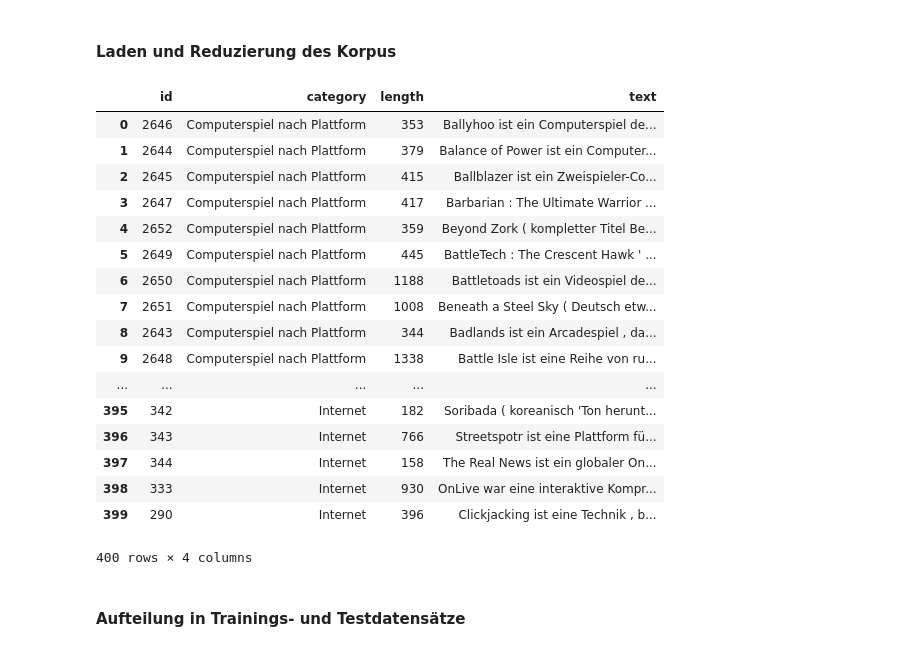
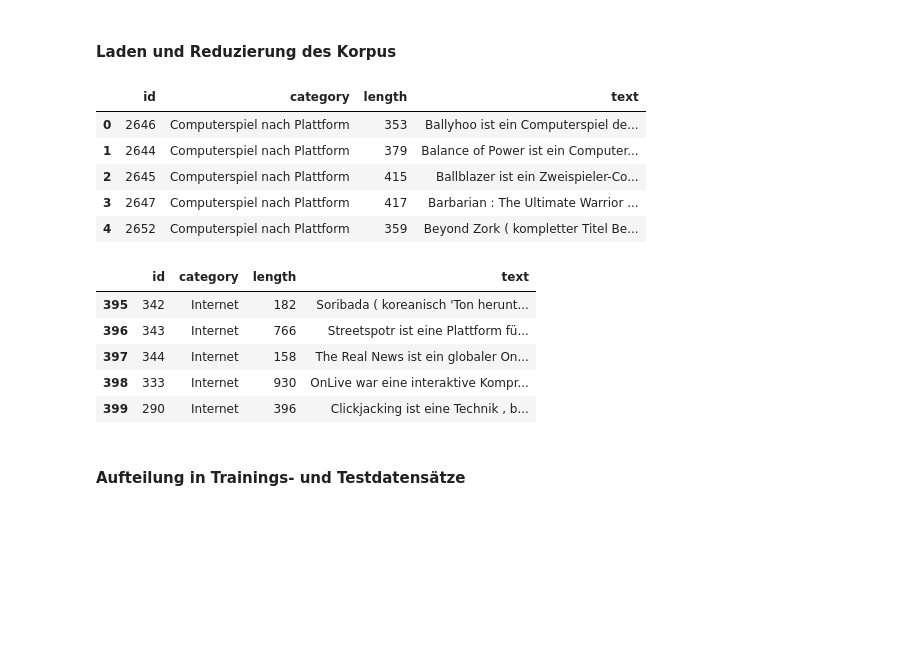
Before and after one commit to realjanpaulus/german_text_classification_nlp, a Jupyter notebook: tutorials/Kapitel 11 - Logistic Regression als simples Neuronales Netz.ipynb, the cells around one changed output. Saved outputs shown, nothing was run; the diff lists cells and outputs as text; code cells hidden in the pictures; blank space fills up the shorter version.

```diff
--- a/tutorials/Kapitel 11 - Logistic Regression als simples Neuronales Netz.ipynb
+++ b/tutorials/Kapitel 11 - Logistic Regression als simples Neuronales Netz.ipynb
@@ -24,27 +40,24 @@ corpus = pd.read_csv("tutorialdata/corpora/wikicorpus_v2.csv", index_col=0)
 # %%
 corpus_computer = corpus[corpus.category == "Computerspiel nach Plattform"]
 corpus_internet = corpus[corpus.category == "Internet"]
 tinycorpus = corpus_computer.append(corpus_internet, ignore_index=True)
-tinycorpus
+tinycorpus.head()
 # %% [output]
 |  | id | category | length | text |
 | 0 | 2646 | Computerspiel nach Plattform | 353 | Ballyhoo ist ein Computerspiel de... |
 | 1 | 2644 | Computerspiel nach Plattform | 379 | Balance of Power ist ein Computer... |
 | 2 | 2645 | Computerspiel nach Plattform | 415 | Ballblazer ist ein Zweispieler-Co... |
 | 3 | 2647 | Computerspiel nach Plattform | 417 | Barbarian : The Ultimate Warrior ... |
 | 4 | 2652 | Computerspiel nach Plattform | 359 | Beyond Zork ( kompletter Titel Be... |
-| 5 | 2649 | Computerspiel nach Plattform | 445 | BattleTech : The Crescent Hawk ' ... |
-| 6 | 2650 | Computerspiel nach Plattform | 1188 | Battletoads ist ein Videospiel de... |
-| 7 | 2651 | Computerspiel nach Plattform | 1008 | Beneath a Steel Sky ( Deutsch etw... |
-| 8 | 2643 | Computerspiel nach Plattform | 344 | Badlands ist ein Arcadespiel , da... |
-| 9 | 2648 | Computerspiel nach Plattform | 1338 | Battle Isle ist eine Reihe von ru... |
-| ... | ... | ... | ... | ... |
-| 395 | 342 | Internet | 182 | Soribada ( koreanisch 'Ton herunt... |
-| 396 | 343 | Internet | 766 | Streetspotr ist eine Plattform fü... |
-| 397 | 344 | Internet | 158 | The Real News ist ein globaler On... |
-| 398 | 333 | Internet | 930 | OnLive war eine interaktive Kompr... |
-| 399 | 290 | Internet | 396 | Clickjacking ist eine Technik , b... |
-400 rows × 4 columns
+# %%
+tinycorpus.tail()
+# %% [output]
+|  | id | category | length | text |
+| 395 | 342 | Internet | 182 | Soribada ( koreanisch 'Ton herunt... |
+| 396 | 343 | Internet | 766 | Streetspotr ist eine Plattform fü... |
+| 397 | 344 | Internet | 158 | The Real News ist ein globaler On... |
+| 398 | 333 | Internet | 930 | OnLive war eine interaktive Kompr... |
+| 399 | 290 | Internet | 396 | Clickjacking ist eine Technik , b... |
 # %% [markdown]
 #### Aufteilung in Trainings- und Testdatensätze
 # %% [markdown]
```
Also changed, not shown: parts of 28 cells of this notebook, 7 other files.
